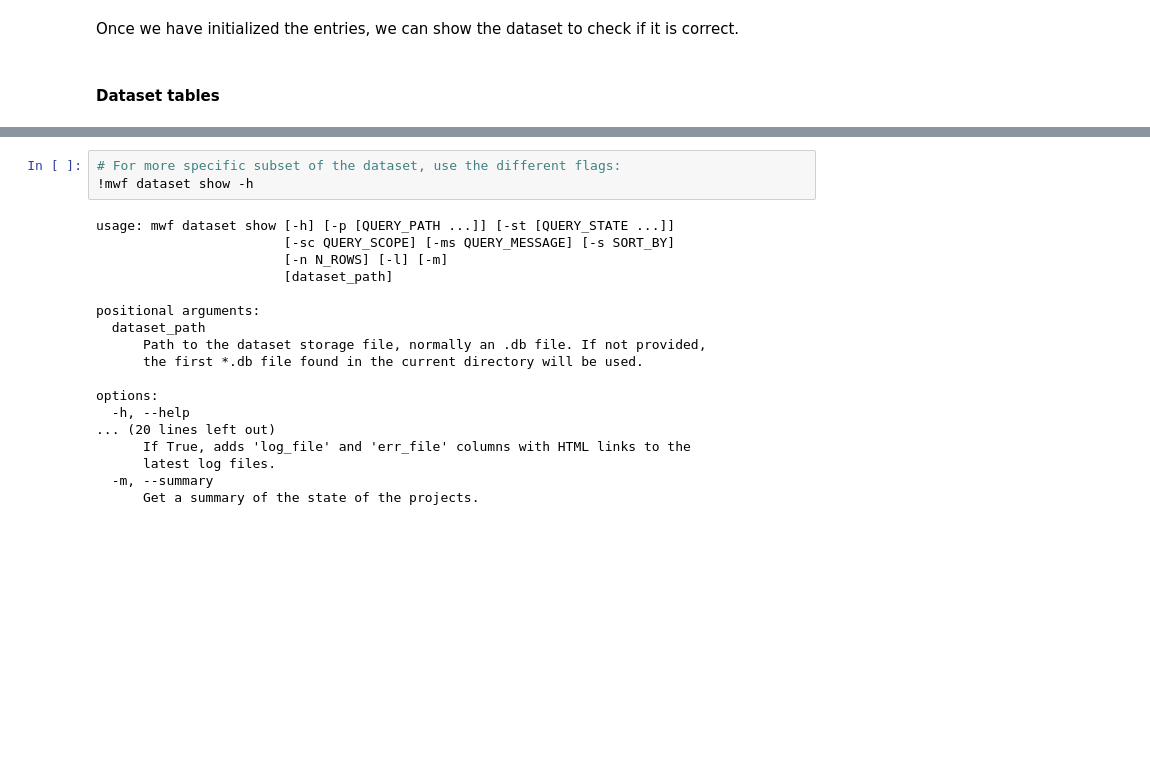
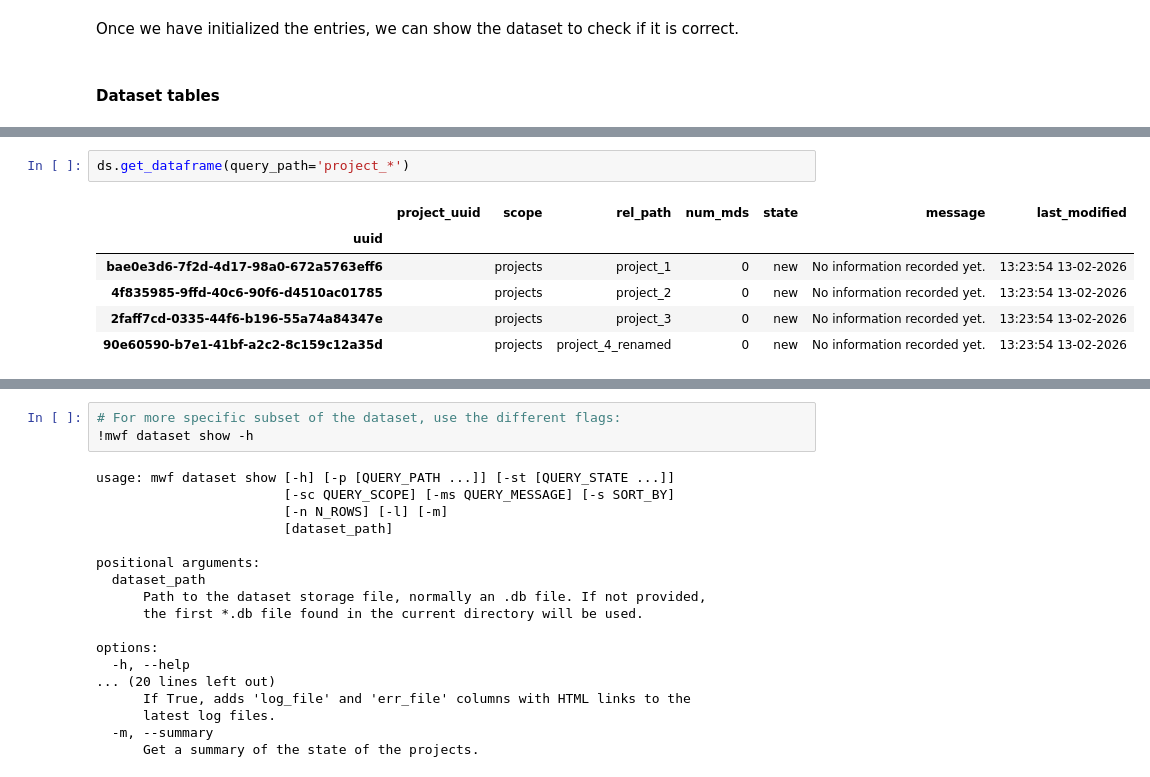
Before and after one commit to mmb-irb/MDDB-workflow, a Jupyter notebook: docs/source/dataset.ipynb, the cells around one changed output, grey strips where cells are left out. Drawn from its saved outputs; the diff is of its cells as text; blank space fills up the shorter version.

```diff
--- a/docs/source/dataset.ipynb
+++ b/docs/source/dataset.ipynb
@@ -166,2 +166,11 @@ ds.dataframe
+# %%
+ds.get_dataframe(query_path='project_*')
+# %% [output]
+|  | project_uuid | scope | rel_path | num_mds | state | message | last_modified |
+| uuid |  |  |  |  |  |  |  |
+| bae0e3d6-7f2d-4d17-98a0-672a5763eff6 |  | projects | project_1 | 0 | new | No information recorded yet. | 13:23:54 13-02-2026 |
+| 4f835985-9ffd-40c6-90f6-d4510ac01785 |  | projects | project_2 | 0 | new | No information recorded yet. | 13:23:54 13-02-2026 |
+| 2faff7cd-0335-44f6-b196-55a74a84347e |  | projects | project_3 | 0 | new | No information recorded yet. | 13:23:54 13-02-2026 |
+| 90e60590-b7e1-41bf-a2c2-8c159c12a35d |  | projects | project_4_renamed | 0 | new | No information recorded yet. | 13:23:54 13-02-2026 |
 # %%
 # CLI:
```
Also changed, not shown: parts of 37 cells of this notebook, 4 other files.
